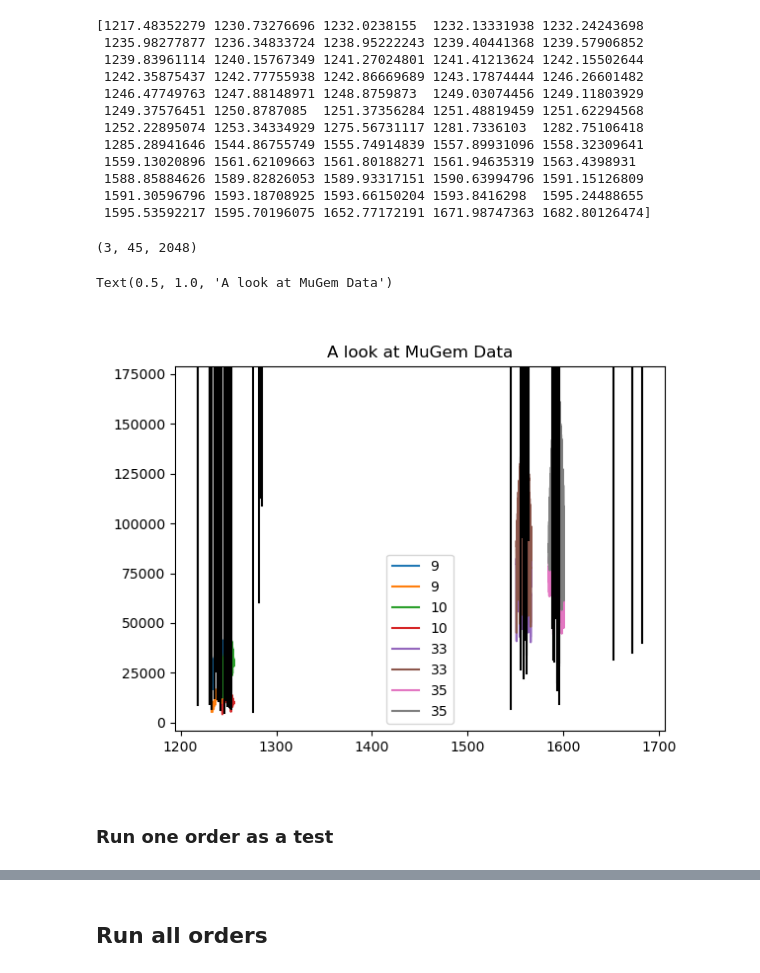
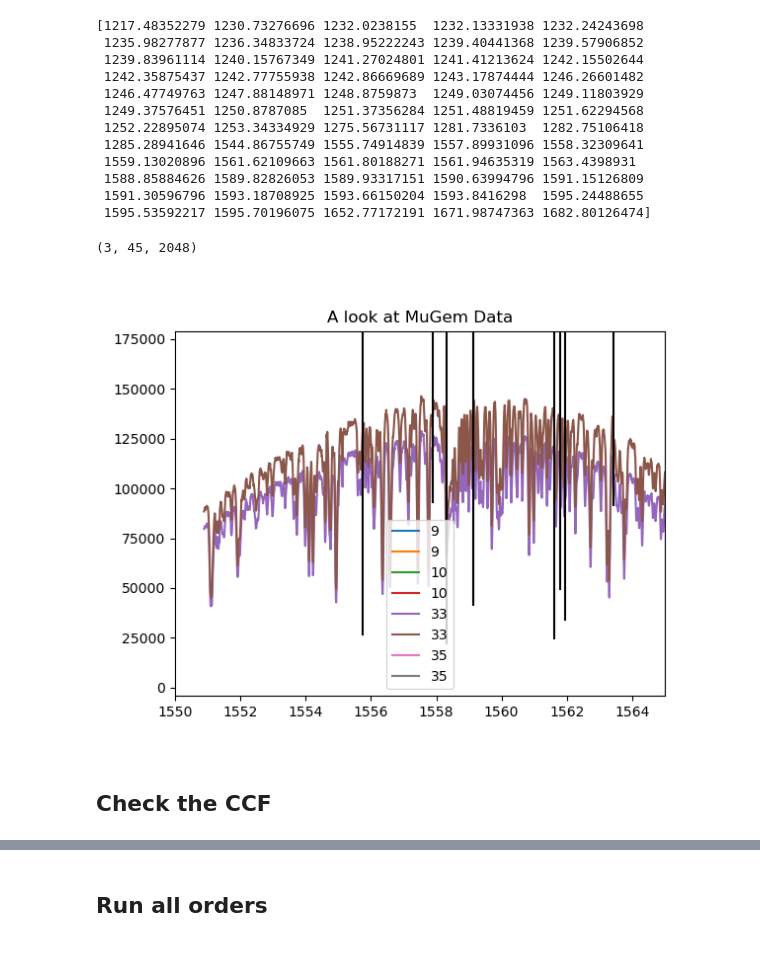
Before and after one commit to ashbake/etalon_drift_analysis, a Jupyter notebook: Parvi_drift_analysis/test_parvi_onsky_data.ipynb, the cells around one changed output, grey strips where cells are left out. Drawn from its saved outputs; the diff is of its cells as text; code cells hidden in the pictures.

```diff
--- a/Parvi_drift_analysis/test_parvi_onsky_data.ipynb
+++ b/Parvi_drift_analysis/test_parvi_onsky_data.ipynb
@@ -28,8 +28,8 @@ CONFIGS = {
         'orders_csv': 'mugem_rvs_byorder.csv',
         'label':      'Mu Gem',
         'wavelength_file': './parvi_wavesol_UNe+LFC_20251028_45orders_switchech107.fits',
-        'output': 'outputs',
-        'orders_to_run': np.array([9,10,33,35])
+        'output': 'outputs/mugem/',
+        'orders_to_run': np.array([9,10, 33,35])
     }
 }
 cfg = CONFIGS[mode]
@@ -95,29 +95,30 @@ print(mask_sci['cen'].values)
 # %%
 # plot some data
 sci, cal = load_parvi_data(files[0])
 sci2, cal2 = load_parvi_data(files[2])
 w_sci, w_cal = load_wavelength_array(cfg['wavelength_file'])
 
 print(np.shape(sci))
 iorders = cfg['orders_to_run']
 plt.figure()
 for iorder in iorders:
     plt.plot(w_sci[iorder],sci[1][iorder],label=iorder)
     plt.plot(w_sci[iorder],sci2[1][iorder],label=iorder)
 
+plt.xlim(1550, 1565)
 for line in np.arange(len(mask_sci['cen'])):
     plt.axvline(mask_sci['cen'].values[line], mask_sci['weight'].values[line],c='k')
 
 plt.legend()
 plt.title('A look at MuGem Data')
+plt.savefig(os.path.join(cfg['output'], 'mugem_spectrum_overview.png'), dpi=150, bbox_inches='tight')
 
 # note one of th liens looks like a bad pixel
 # %% [output]
 (3, 45, 2048)
-Text(0.5, 1.0, 'A look at MuGem Data')
-[figure, old version]
+[figure, new version]
 # %% [markdown]
-### Run one order as a test
+## Check the CCF
 # %%
 # CHECK CCF
 iorder = 9
```
Also changed, not shown: parts of 9 cells of this notebook, 1 other file.
